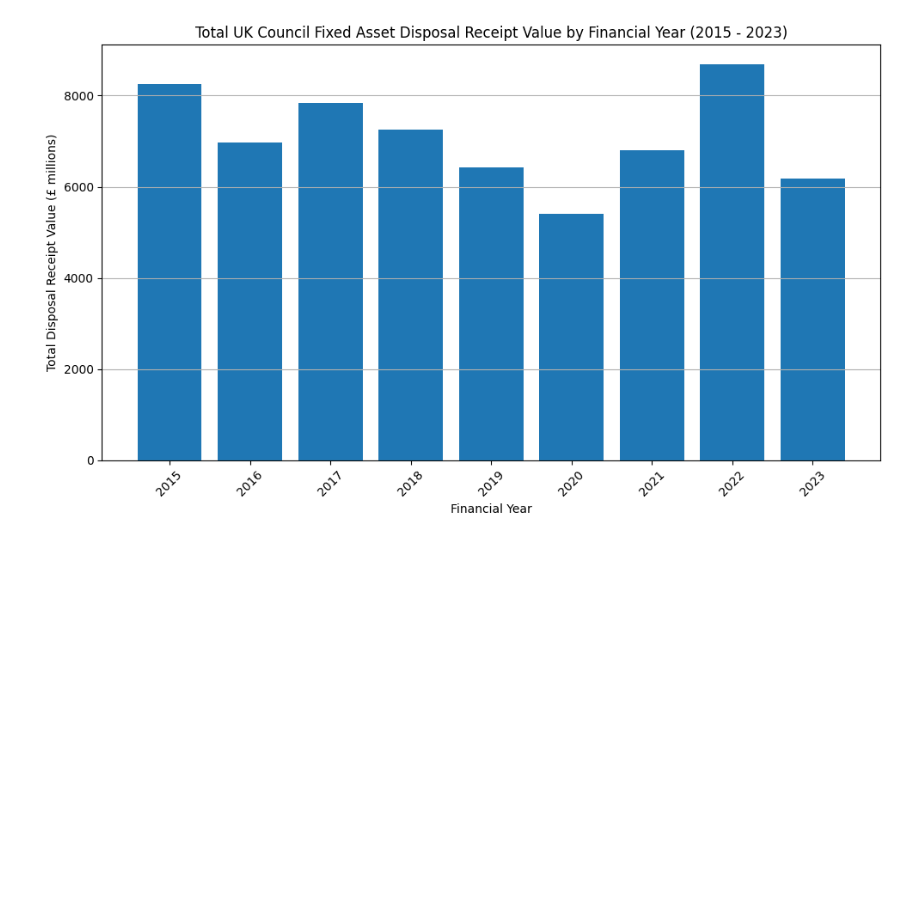
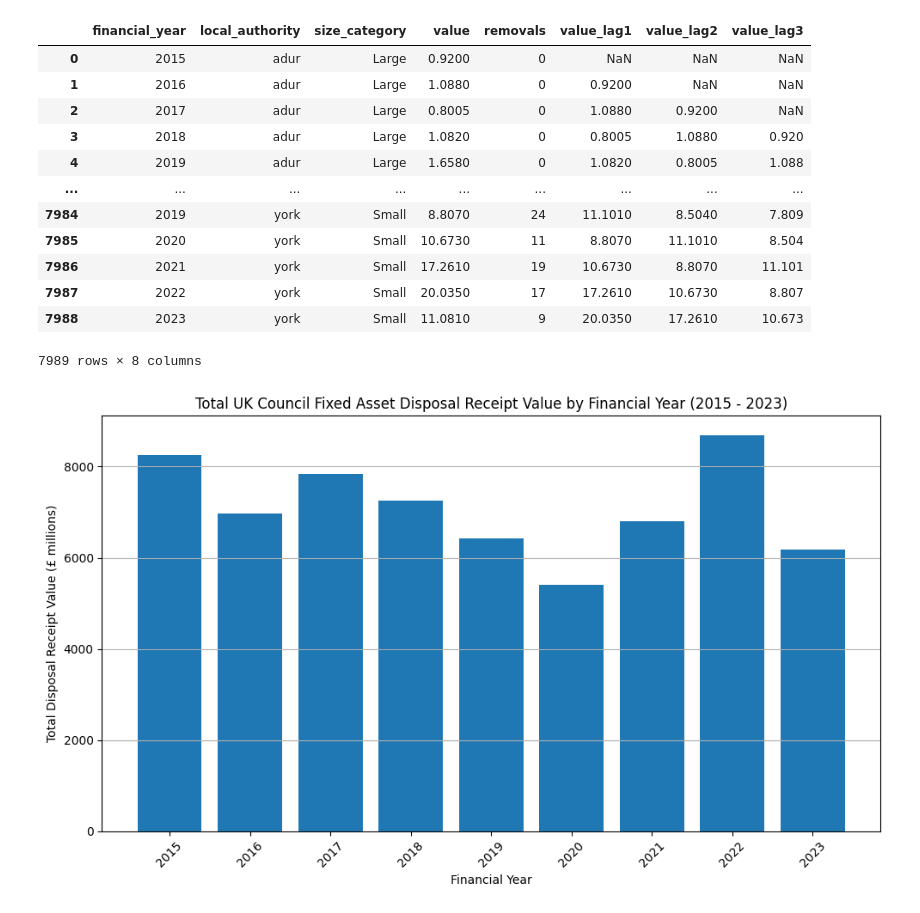
Before and after one commit to crystalyu917/The-Impact-of-Local-Council-Asset-Sales-on-Charity-Survival-in-England, a Jupyter notebook: notebooks/receipt.ipynb, the cells around one changed output. Saved outputs shown, nothing was run; the diff lists cells and outputs as text; code cells hidden in the pictures; blank space fills up the shorter version.

```diff
--- a/notebooks/receipt.ipynb
+++ b/notebooks/receipt.ipynb
@@ -4,6 +4,22 @@ import matplotlib.pyplot as plt
 import matplotlib.cm as cm
 # %%
 filtered_df = pd.read_csv(r'../data/processed/final_panel_data.csv')
+# %%
+filtered_df
+# %% [output]
+|  | financial_year | local_authority | size_category | value | removals | value_lag1 | value_lag2 | value_lag3 |
+| 0 | 2015 | adur | Large | 0.9200 | 0 | NaN | NaN | NaN |
+| 1 | 2016 | adur | Large | 1.0880 | 0 | 0.9200 | NaN | NaN |
+| 2 | 2017 | adur | Large | 0.8005 | 0 | 1.0880 | 0.9200 | NaN |
+| 3 | 2018 | adur | Large | 1.0820 | 0 | 0.8005 | 1.0880 | 0.920 |
+| 4 | 2019 | adur | Large | 1.6580 | 0 | 1.0820 | 0.8005 | 1.088 |
+| ... | ... | ... | ... | ... | ... | ... | ... | ... |
+| 7984 | 2019 | york | Small | 8.8070 | 24 | 11.1010 | 8.5040 | 7.809 |
+| 7985 | 2020 | york | Small | 10.6730 | 11 | 8.8070 | 11.1010 | 8.504 |
+| 7986 | 2021 | york | Small | 17.2610 | 19 | 10.6730 | 8.8070 | 11.101 |
+| 7987 | 2022 | york | Small | 20.0350 | 17 | 17.2610 | 10.6730 | 8.807 |
+| 7988 | 2023 | york | Small | 11.0810 | 9 | 20.0350 | 17.2610 | 10.673 |
+7989 rows × 8 columns
 # %%
 '''
 Plot total UK Council Fixed Asset Disposal Receipt Value by Financial Year
```
Also changed, not shown: 2 other files.
